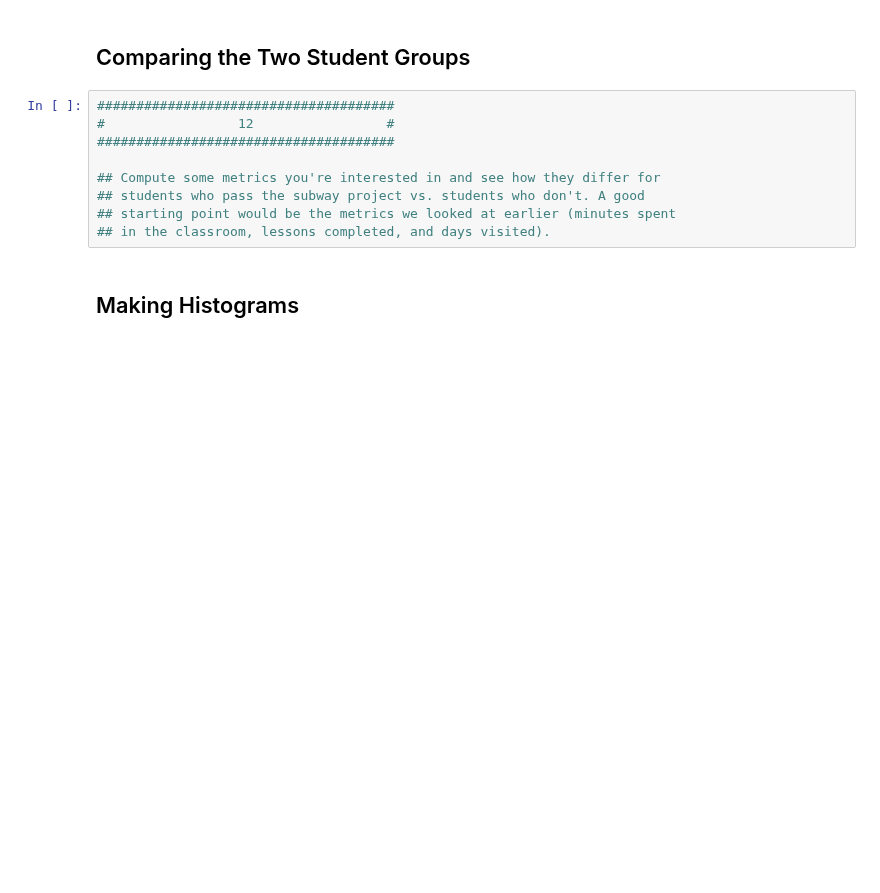
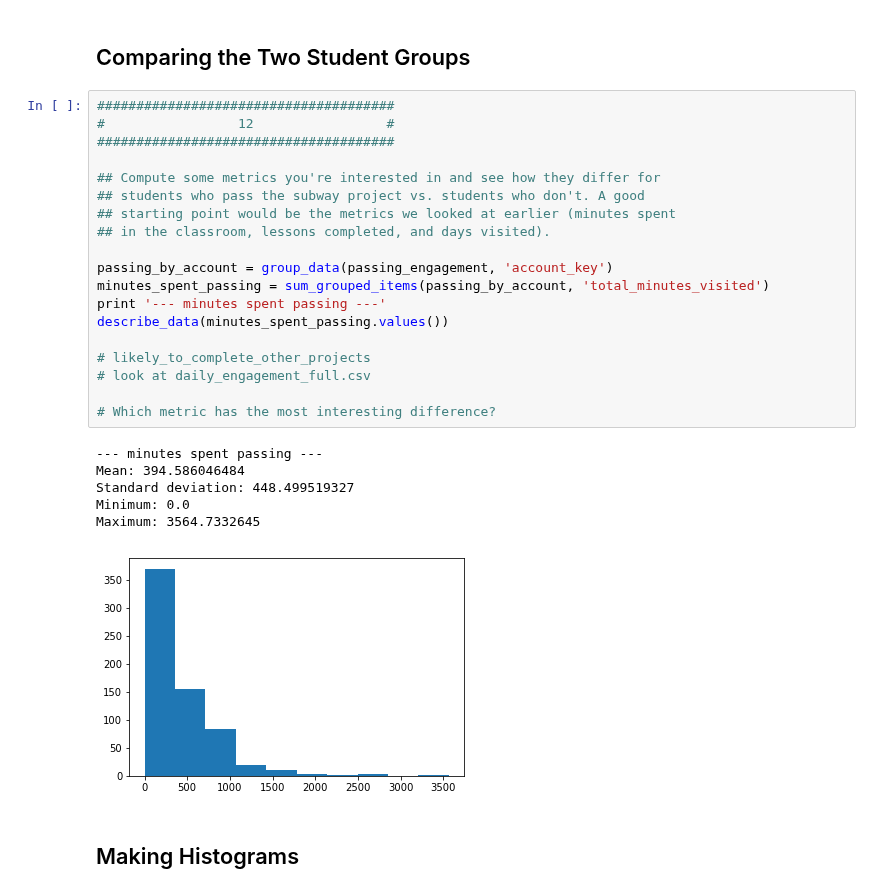
Before and after one commit to woahboy/IntrotoDataAnalysis, a Jupyter notebook: L1_Starter_Code.ipynb, the cells around one changed output. Saved outputs shown, nothing was run; the diff lists cells and outputs as text; blank space fills up the shorter version.

```diff
--- a/L1_Starter_Code.ipynb
+++ b/L1_Starter_Code.ipynb
@@ -483,12 +490,29 @@ print len(non_passing_engagement)
 # %%
 ######################################
 #                 12                 #
 ######################################
 
 ## Compute some metrics you're interested in and see how they differ for
 ## students who pass the subway project vs. students who don't. A good
 ## starting point would be the metrics we looked at earlier (minutes spent
 ## in the classroom, lessons completed, and days visited).
+
+passing_by_account = group_data(passing_engagement, 'account_key')
+minutes_spent_passing = sum_grouped_items(passing_by_account, 'total_minutes_visited')
+print '--- minutes spent passing ---'
+describe_data(minutes_spent_passing.values())
+
+# likely_to_complete_other_projects
+# look at daily_engagement_full.csv
+
+# Which metric has the most interesting difference?
+# %% [output]
+--- minutes spent passing ---
+Mean: 394.586046484
+Standard deviation: 448.499519327
+Minimum: 0.0
+Maximum: 3564.7332645
+[figure, added]
 # %% [markdown]
 ## Making Histograms
 # %%
```
Also changed, not shown: parts of 9 cells of this notebook.
